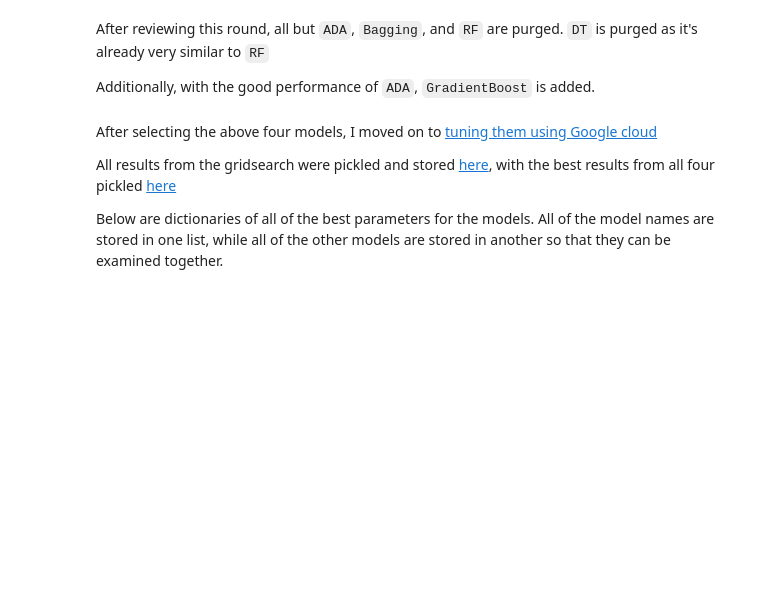
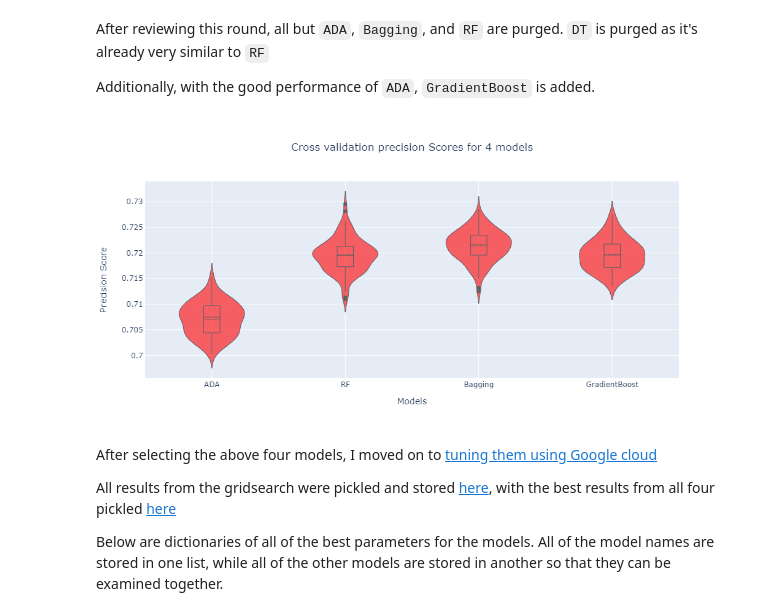
Before and after one commit to RavenNHW/KickSmarter, a Jupyter notebook: Executive_Notebook.ipynb, the cells around one changed output. Drawn from its saved outputs; the diff is of its cells as text; code cells hidden in the pictures; blank space fills up the shorter version.

```diff
--- a/Executive_Notebook.ipynb
+++ b/Executive_Notebook.ipynb
@@ -97,3 +58,8 @@ plot_model_results(results, model_names, 'data_processing/models/VanillaResults_
+# %%
+run_cv(['ADA', 'Bagging', 'RF', 'GradientBoost'],
+       X_train, y_train, filename = 'VanillaResults_3')
+# %% [output]
+[figure, added]
 # %% [markdown]
 After selecting the above four models, I moved on to [tuning them using Google cloud](data_processing/GridSearch_CLOUD.ipynb)
 
```
Also changed, not shown: parts of 10 cells of this notebook.
